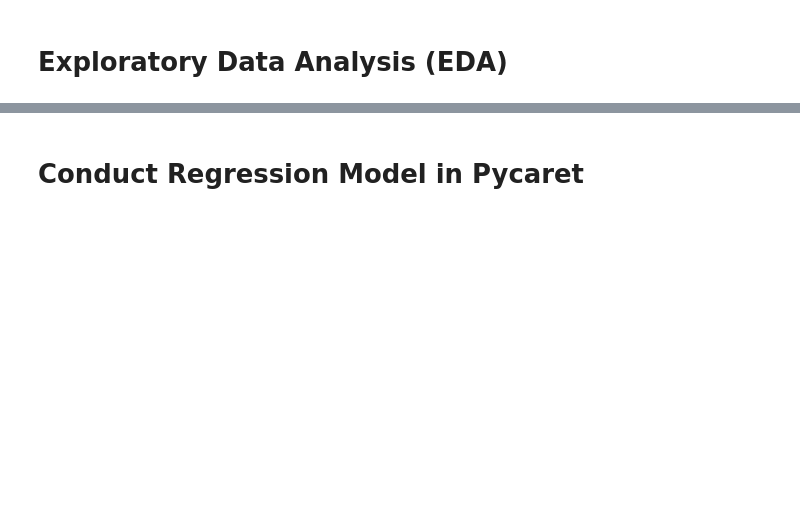
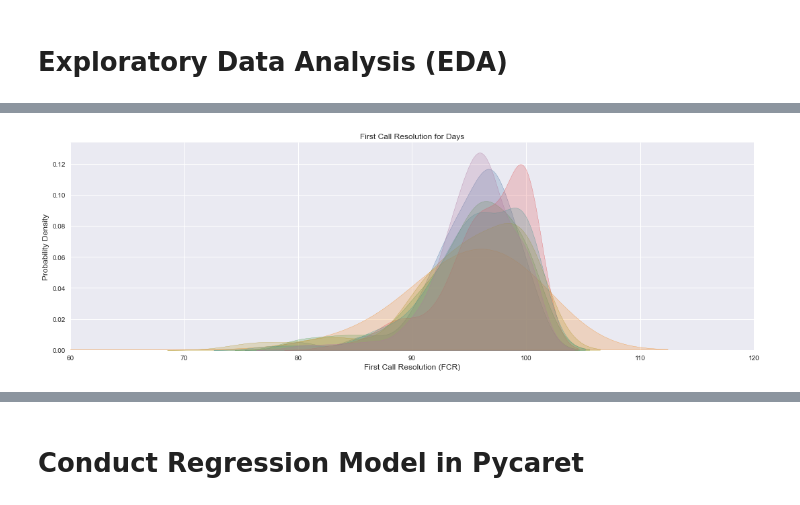
Before and after one commit to aurimas13/CodeAcademy-AI-Course, a Jupyter notebook: Examples/Example_with_Pycaret_and_PCA_regression.ipynb, the cells around one changed output, grey strips where cells are left out. Drawn from its saved outputs; the diff is of its cells as text; code cells hidden in the pictures; blank space fills up the shorter version.

```diff
--- a/Examples/Example_with_Pycaret_and_PCA_regression.ipynb
+++ b/Examples/Example_with_Pycaret_and_PCA_regression.ipynb
@@ -6,0 +35,8 @@
+# %%
+# Import libraries for vizualization
+import matplotlib.pyplot as plt
+import seaborn as sns
+plt.style.use('seaborn')
+
+from sklearn import set_config
+set_config(display='text')
@@ -10,0 +134,19 @@
+# %%
+# Visualzie the FCR for specific day in the probability density chart
+facet = sns.FacetGrid(dataset, aspect = 3, height = 5)
+facet.map(sns.kdeplot, 'Sunday', shade = True, color='#4E79A7')
+facet.map(sns.kdeplot, 'Monday', shade = True, color='#F28E2B')
+facet.map(sns.kdeplot, 'Tuesday', shade = True, color='#59A14F')
+facet.map(sns.kdeplot, 'Wednesday', shade = True, color='#E15759')
+facet.map(sns.kdeplot, 'Thursday', shade = True, color='#B6992D')
+facet.map(sns.kdeplot, 'Friday', shade = True, color='#499894')
+facet.map(sns.kdeplot, 'Saturday', shade = True, color='#B07AA1')
+facet.set(xlim=(60, dataset['Thursday'].max()))
+facet.add_legend()
+plt.xticks([60, 70, 80, 90, 100, 110, 120])
+plt.title('First Call Resolution for Days', fontsize=12)
+plt.ylabel('Probability Density', fontsize=12)
+plt.xlabel('First Call Resolution (FCR)', fontsize=12)
+plt.show()
+# %% [output]
+[figure, added]
```
Also changed, not shown: parts of 39 cells of this notebook.
